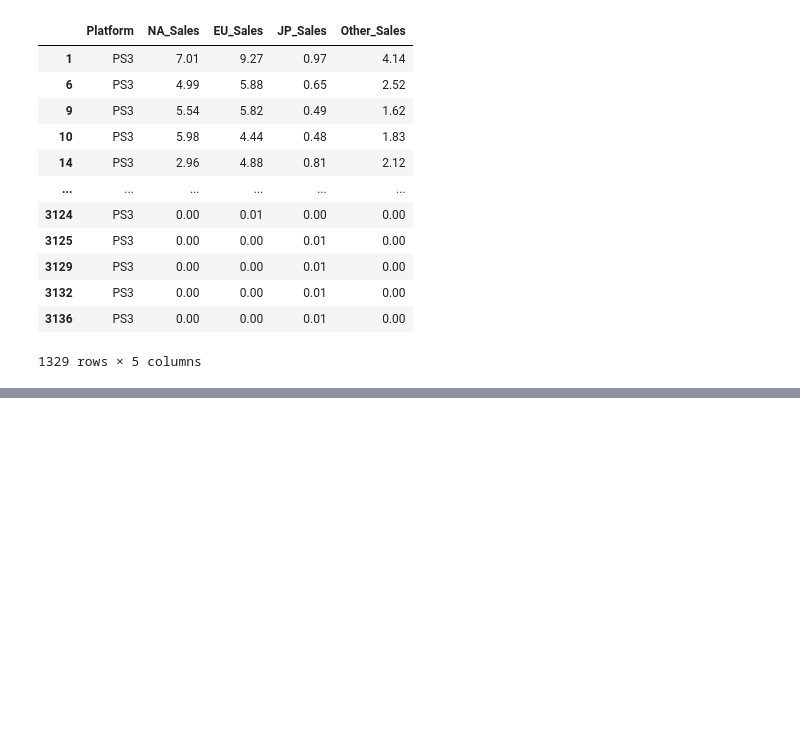
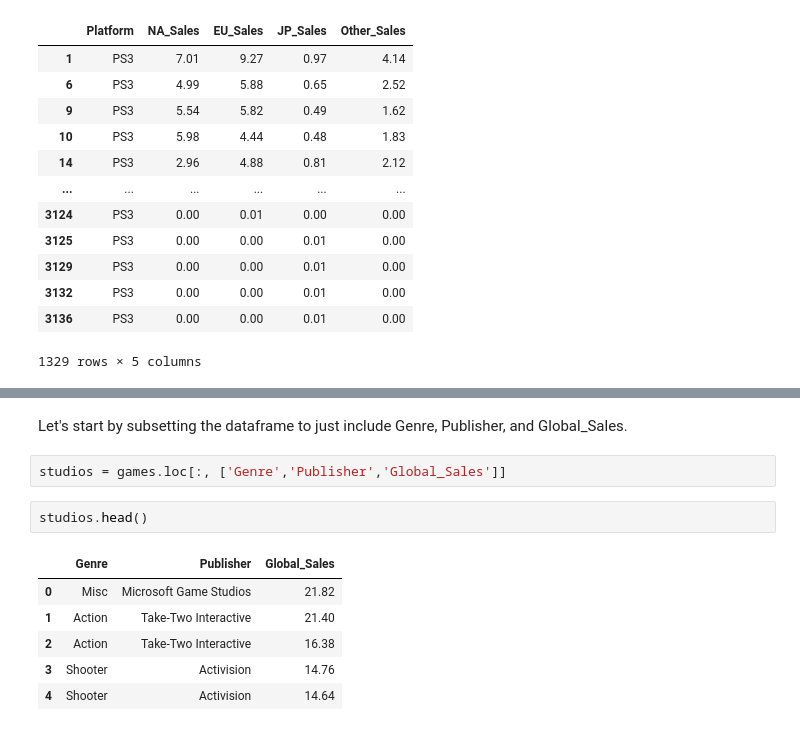
Before and after one commit to jgabunilas/pandas-bootcamp, a Jupyter notebook: Section8_GroupBy_and_Aggregates/Section8_GroupBy_and_Aggregates.ipynb, the cells around one changed output, grey strips where cells are left out. Drawn from its saved outputs; the diff is of its cells as text; blank space fills up the shorter version.

```diff
--- a/Section8_GroupBy_and_Aggregates/Section8_GroupBy_and_Aggregates.ipynb
+++ b/Section8_GroupBy_and_Aggregates/Section8_GroupBy_and_Aggregates.ipynb
@@ -714,0 +728,13 @@ sales.groupby("Platform").get_group('PS3')
+# %% [markdown]
+Let's start by subsetting the dataframe to just include  Genre, Publisher, and Global_Sales.
+# %%
+studios = games.loc[:, ['Genre','Publisher','Global_Sales']]
+# %%
+studios.head()
+# %% [output]
+|  | Genre | Publisher | Global_Sales |
+| 0 | Misc | Microsoft Game Studios | 21.82 |
+| 1 | Action | Take-Two Interactive | 21.40 |
+| 2 | Action | Take-Two Interactive | 16.38 |
+| 3 | Shooter | Activision | 14.76 |
+| 4 | Shooter | Activision | 14.64 |
```
Also changed, not shown: parts of 13 cells of this notebook.
